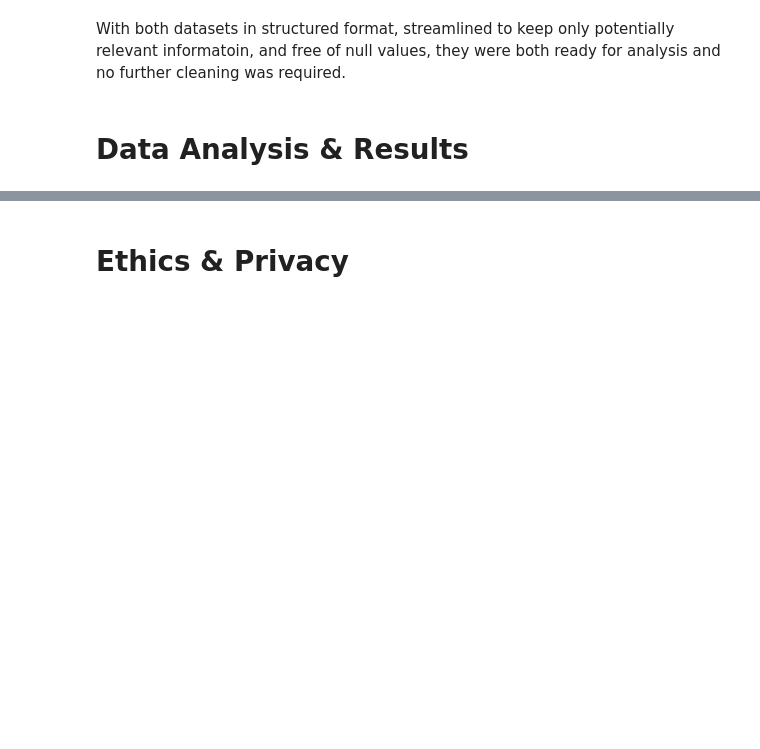
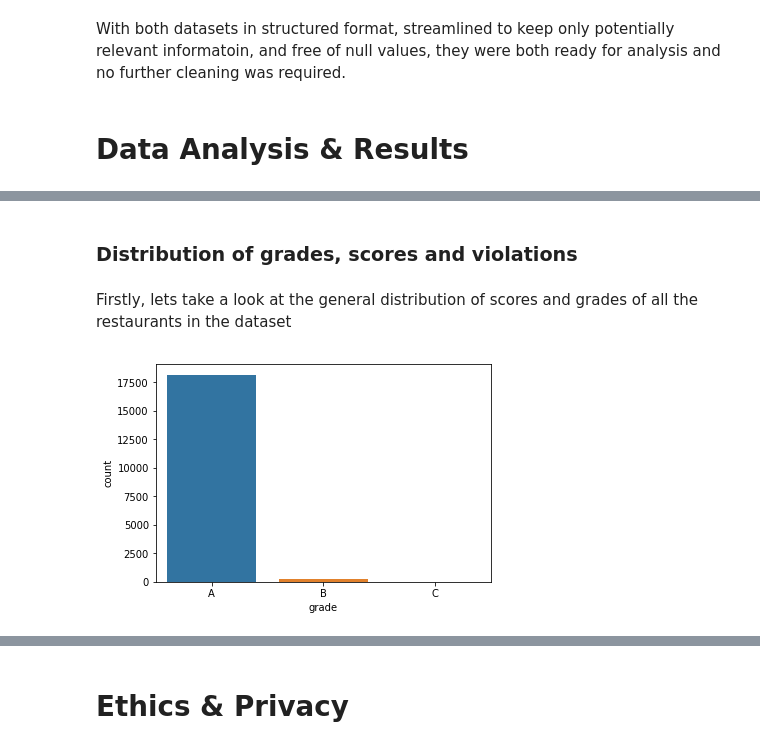
Before and after one commit to COGS108/individual_sp20, a Jupyter notebook: final_project/FinalProject_cribeiro23.ipynb, the cells around one changed output, grey strips where cells are left out. Cells and saved outputs as stored; diff of their text form; code cells hidden in the pictures; blank space fills up the shorter version.

```diff
--- a/final_project/FinalProject_cribeiro23.ipynb
+++ b/final_project/FinalProject_cribeiro23.ipynb
@@ -95,2 +101,2 @@ Clearly there are several columns that are not needed for my analysis, some of w
 # %%
-df_inspections = df_inspections[['hsisid','x','y','geocodestatus','zip','score','num_critical','num_non_critical']]
+df_inspections = df_inspections[['hsisid','city','zip','score','num_critical','num_non_critical','x','y','geocodestatus',]]
@@ -110 +111,17 @@ False
+# %%
+# First define a function for the transformation
+def to_letter_grade(score):
+    if score >= 90:
+        return 'A'
+    if score >= 80:
+        return 'B'
+    # Min score in dataset was 72
+    else:
+        return 'C'
+
+# Then apply function and assign to new column
+df_inspections['grade'] = df_inspections['score'].apply(to_letter_grade)
+
+# Reorder columns to keep grade near score so its meaning is more clear
+df_inspections = df_inspections[['hsisid','city','zip','score','grade','num_critical','num_non_critical','x','y','geocodestatus',]]
 # %% [markdown]
@@ -144,0 +179,8 @@ Include cells that describe the steps in your data analysis.
+# %% [markdown]
+### Distribution of grades, scores and violations
+# %% [markdown]
+Firstly, lets take a look at the general distribution of scores and grades of all the restaurants in the dataset
+# %%
+sns.countplot(x='grade',data=df_inspections);
+# %% [output]
+[figure, added]
```
Also changed, not shown: parts of 42 cells of this notebook.
